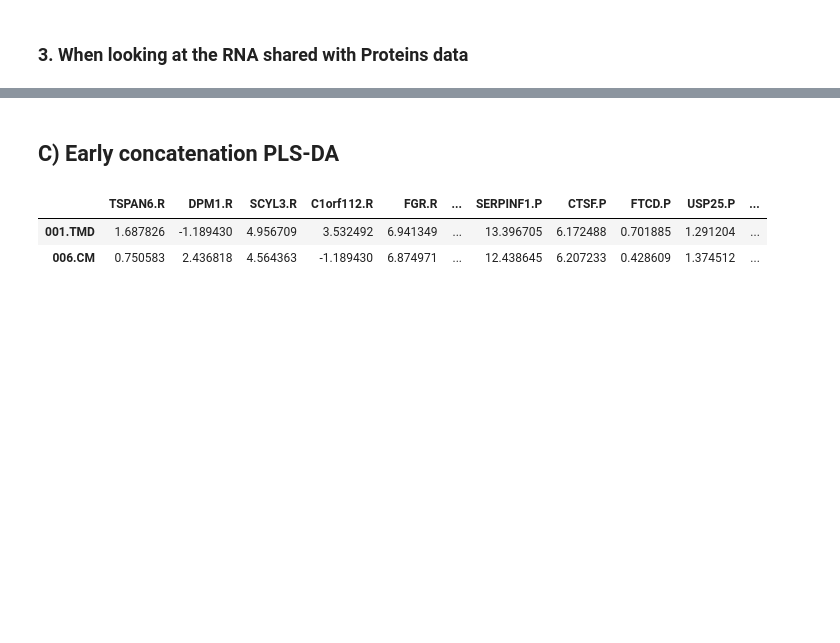
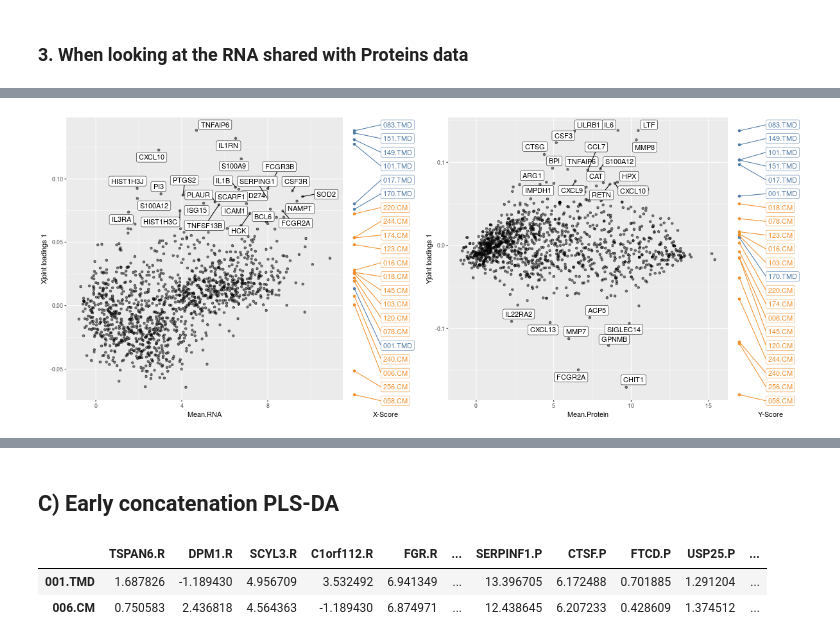
Before and after one commit to krassowski/meningitis-integration, a Jupyter notebook: analyses/integration/O(2)PLS.ipynb, the cells around one changed output, grey strips where cells are left out. Saved outputs shown, nothing was run; the diff lists cells and outputs as text; code cells hidden in the pictures; blank space fills up the shorter version.

```diff
--- a/analyses/integration/O(2)PLS.ipynb
+++ b/analyses/integration/O(2)PLS.ipynb
@@ -466,0 +564,12 @@ cv_res
+# %%
+%%R -w 1200
+gridExtra::grid.arrange(
+    plot_most_extreme_loadings(fit_shared, x_values=colMeans(rs), x_axis='Mean.RNA', loading_name='Xjoint'),
+    single_scores_bar(fit_shared, 'X', color=meningitis) + color_meningitis,
+    plot_most_extreme_loadings(fit_shared, x_values=colMeans(ps), x_axis='Mean.Protein', loading_name='Yjoint'),
+    single_scores_bar(fit_shared, 'Y', color=meningitis) + color_meningitis,
+    ncol=4,
+    widths=c(0.4, 0.1, 0.4, 0.1)
+)
+# %% [output]
+[figure, added]
```
Also changed, not shown: parts of 22 cells of this notebook, 1 other file.
